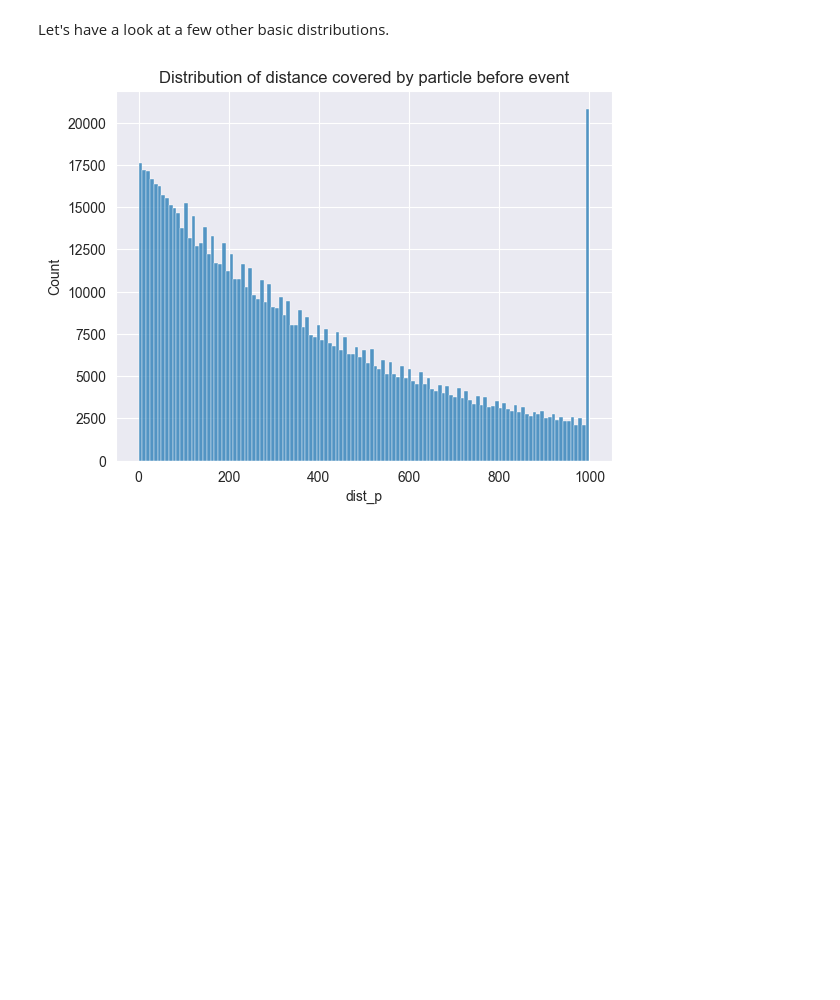
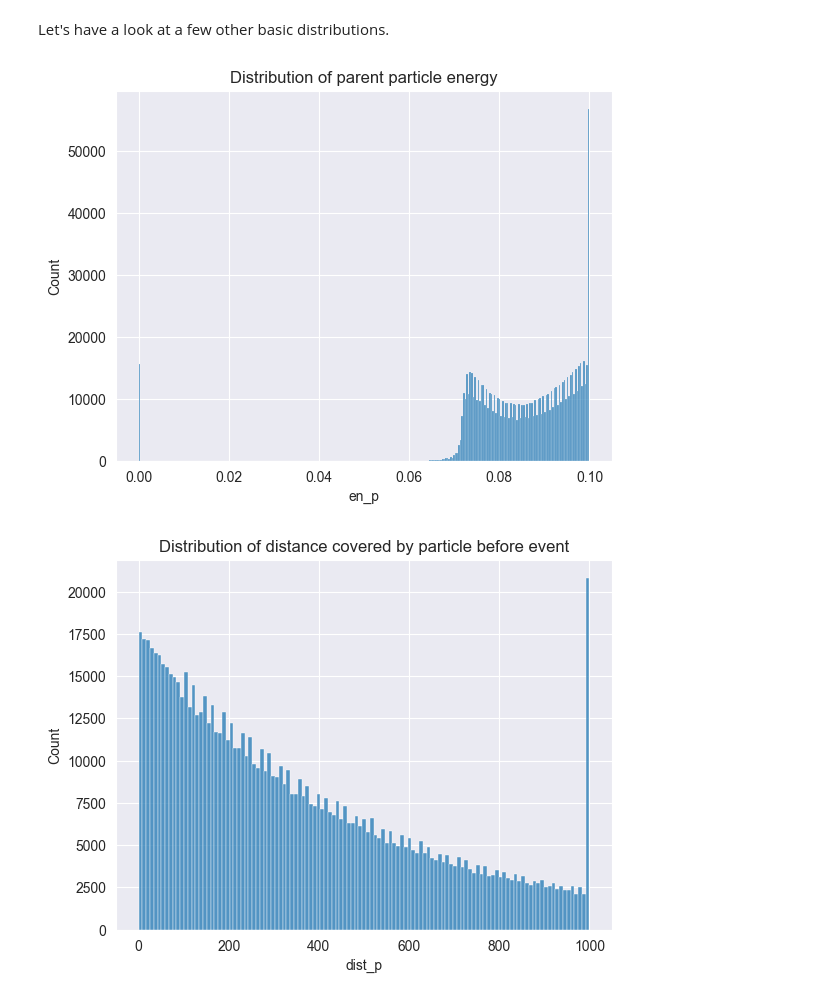
Before and after one commit to Dicedead/CS433project, a Jupyter notebook: project2/src/analysis.ipynb, the cells around one changed output. Saved outputs shown, nothing was run; the diff lists cells and outputs as text; code cells hidden in the pictures; blank space fills up the shorter version.

Commit message:
lots of data management

```diff
--- a/project2/src/analysis.ipynb
+++ b/project2/src/analysis.ipynb
@@ -34,0 +31,3 @@ Wall time: 1min 5s
+# %%
+%%time
+lung_df = pd.read_pickle("../pickled_data/lung_dataset.pkl")
@@ -89,6 +91,10 @@ SpearmanrResult(correlation=-0.3402118444704425, pvalue=0.0)
 Here again, no surprises that the fact an emission happened has major impact on the energy delta and the rotation of the incoming particle.
 # %% [markdown]
 Let's have a look at a few other basic distributions.
+# %%
+sns.histplot(lung_df["en_p"]).set(title="Distribution of parent particle energy");
+# %% [output]
+[figure, added]
 # %%
 sns.histplot(lung_df["dist_p"]).set(title="Distribution of distance covered by particle before event");
 # %% [output]
```
Also changed, not shown: parts of 12 cells of this notebook, 16 other files.
